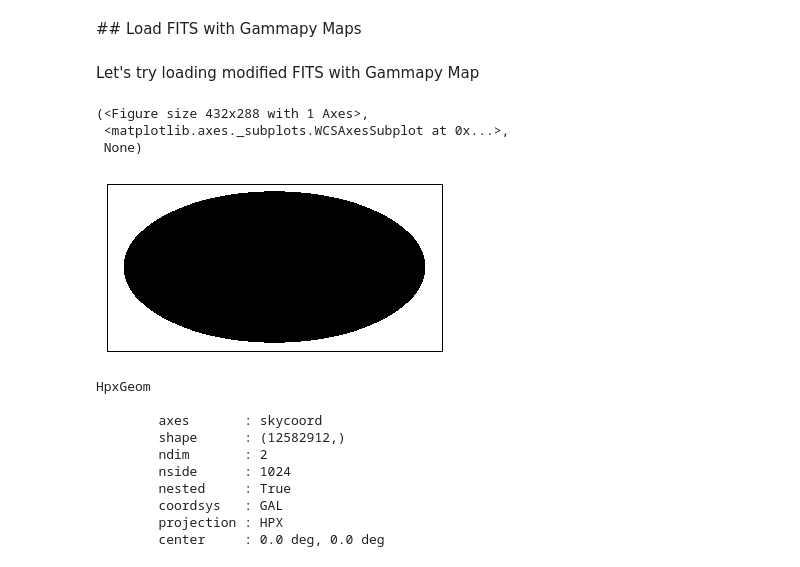
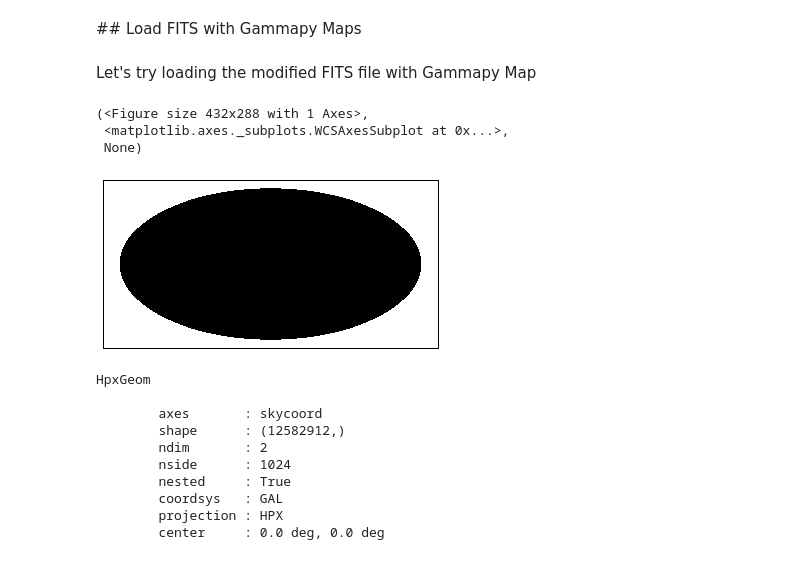
Before and after one commit to peroju/dm-gammapy, a Jupyter notebook: notebooks/FITS.ipynb, the cells around one changed output. Saved outputs shown, nothing was run; the diff lists cells and outputs as text; code cells hidden in the pictures.

```diff
--- a/notebooks/FITS.ipynb
+++ b/notebooks/FITS.ipynb
@@ -104,18 +85,18 @@ hdu.writeto('./datasets/annihil_modified.fits', overwrite=True)
 # %%
-outfile = './datasets/annihil_modified.fits'
-#outfile = './datasets/annihil_Perseus_A4262D_FOVdiameter2.0deg_nside1024.fits'
+clumpyfits = '../datasets/annihil_modified.fits'
+#clumpyfits = '../datasets/annihil_Perseus_A4262D_FOVdiameter2.0deg_nside1024.fits'
 # %% [markdown]
 ## Load FITS with Gammapy Maps
 # %% [markdown]
-Let's try loading modified FITS with Gammapy Map
+Let's try loading the modified FITS file with Gammapy Map
 # %%
-map_dm = Map.read(outfile)
+map_dm = Map.read(clumpyfits)
 map_dm.plot(vmin=3.34e-18, vmax=5e-17)
 # %% [output]
 (<Figure size 432x288 with 1 Axes>,
  <matplotlib.axes._subplots.WCSAxesSubplot at 0x...>,
  None)
-[figure, old version]
+[figure, new version]
 # %%
 print(map_dm.geom)
 # %% [output]
```
Also changed, not shown: parts of 27 cells of this notebook, 2 other files.
